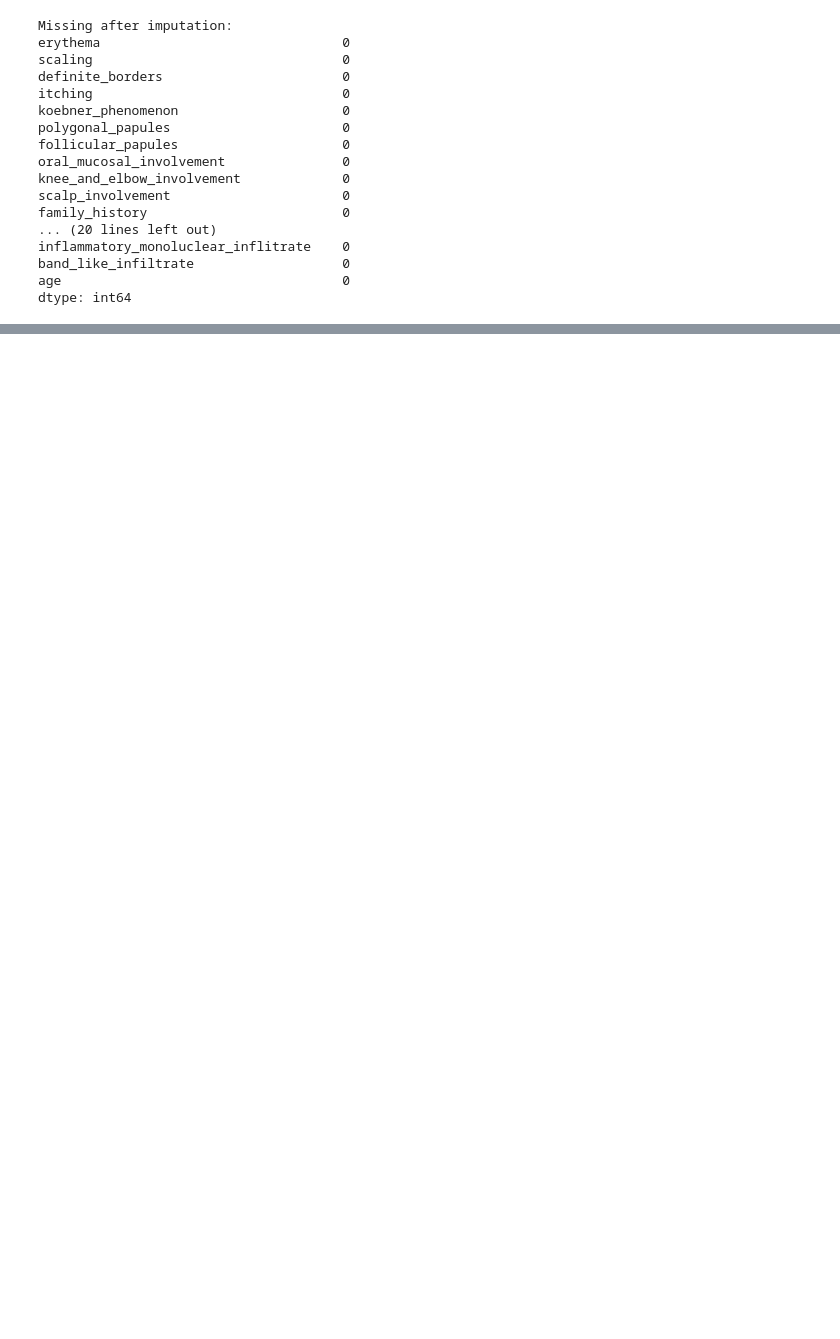
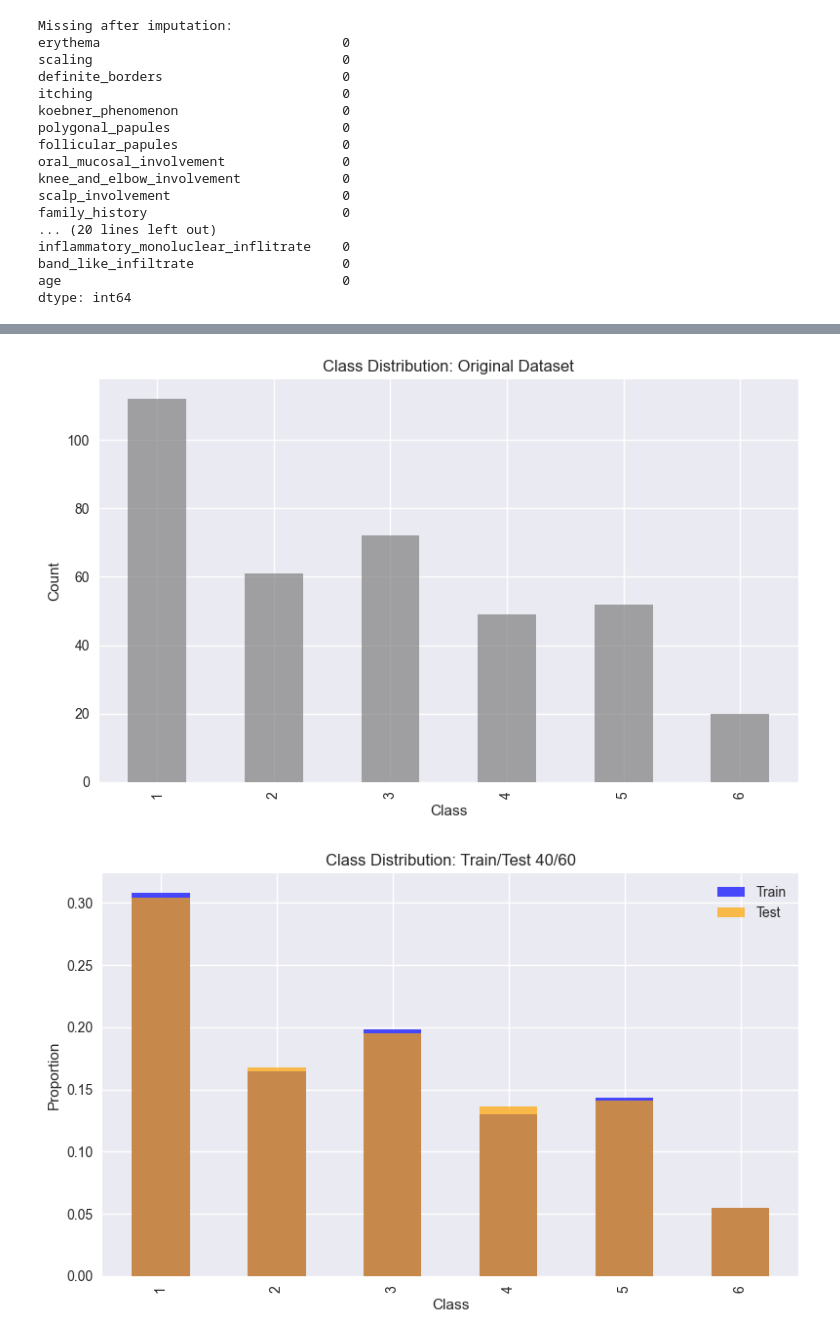
Before and after one commit to eNKay2408/AI-Decision-Tree, a Jupyter notebook: notebooks/03_additional_dataset_analysis.ipynb, the cells around one changed output, grey strips where cells are left out. Cells and saved outputs as stored; diff of their text form; code cells hidden in the pictures; blank space fills up the shorter version.

Commit message:
complete Milestone 1 for Additional_dataset

```diff
--- a/notebooks/03_additional_dataset_analysis.ipynb
+++ b/notebooks/03_additional_dataset_analysis.ipynb
@@ -206,18 +131,3 @@ inflammatory_monoluclear_inflitrate    0
 band_like_infiltrate                   0
 age                                    0
 dtype: int64
-# %%
-# 6. STRATIFIED TRAIN/TEST SPLIT
-# Use 70% train, 30% test as before
-X_train, X_test, y_train, y_test = train_test_split(
-    X_imputed, y,
-    test_size=0.30,
-    stratify=y,
-    random_state=42
-)
-
-print(f"\nTrain samples: {len(X_train)}, Test samples: {len(X_test)}")
-print("Train class balance:")
-print(y_train.value_counts(normalize=True))
-print("Test class balance:")
-print(y_test.value_counts(normalize=True))
@@ -243,0 +192,33 @@ Name: proportion, dtype: float64
+# %%
+# 8. VISUALIZE CLASS DISTRIBUTIONS
+
+splits = [
+    ("40/60", label_train_40_60, label_test_40_60),
+    ("60/40", label_train_60_40, label_test_60_40),
+    ("80/20", label_train_80_20, label_test_80_20),
+    ("90/10", label_train_90_10, label_test_90_10),
+]
+
+# Plot original distribution
+plt.figure(figsize=(8, 5))
+y.value_counts().sort_index().plot(kind='bar', color='gray', alpha=0.7)
+plt.title("Class Distribution: Original Dataset")
+plt.xlabel("Class")
+plt.ylabel("Count")
+plt.tight_layout()
+plt.show()
+
+# Plot train/test distributions for each split
+for ratio, y_train, y_test in splits:
+    plt.figure(figsize=(8, 5))
+    y_train.value_counts(normalize=True).sort_index().plot(kind='bar', alpha=0.7, label='Train', color='blue')
+    y_test.value_counts(normalize=True).sort_index().plot(kind='bar', alpha=0.7, label='Test', color='orange')
+    plt.title(f"Class Distribution: Train/Test {ratio}")
+    plt.xlabel("Class")
+    plt.ylabel("Proportion")
+    plt.legend()
+    plt.tight_layout()
+    plt.show()
+# %% [output]
+[figure, added]
+[figure, added]
```
Also changed, not shown: parts of 10 cells of this notebook.
